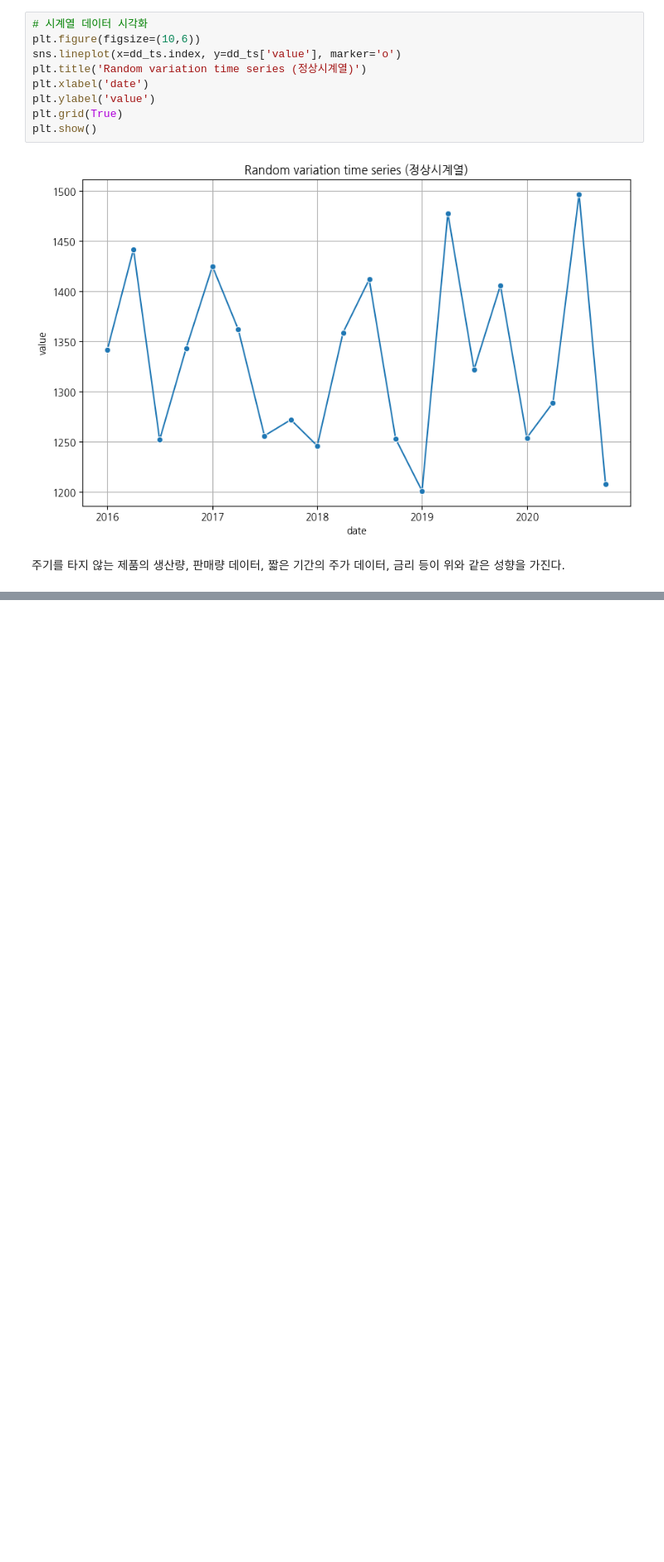
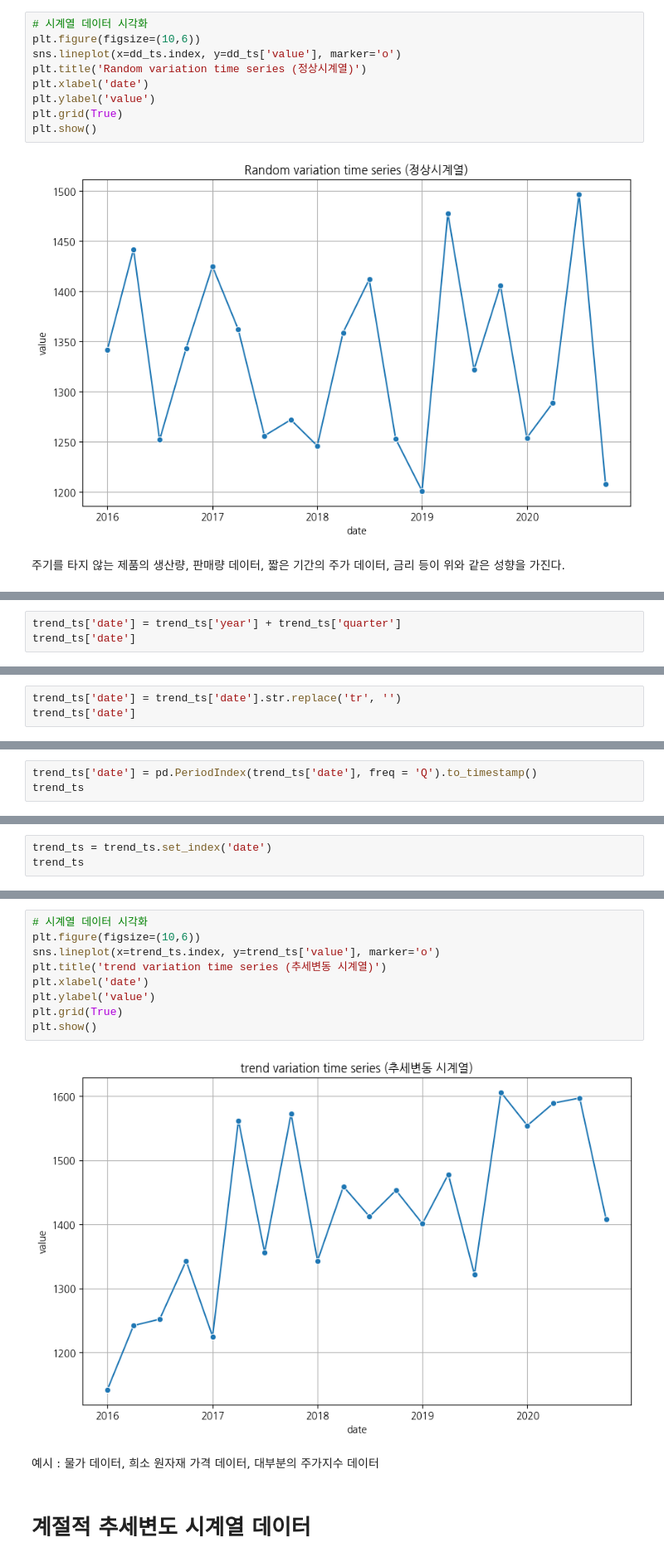
Before and after one commit to Minseos/-, a Jupyter notebook: 09_time_series/01_시계열기초.ipynb, the cells around one changed output, grey strips where cells are left out. Shown at 83% size. Drawn from its saved outputs; the diff is of its cells as text; blank space fills up the shorter version.

```diff
--- a/09_time_series/01_시계열기초.ipynb
+++ b/09_time_series/01_시계열기초.ipynb
@@ -231,0 +449,3 @@ plt.show()
+# %%
+trend_ts['date'] = trend_ts['year'] + trend_ts['quarter']
+trend_ts['date']
@@ -231,0 +470,3 @@ plt.show()
+# %%
+trend_ts['date'] = trend_ts['date'].str.replace('tr', '')
+trend_ts['date']
@@ -231,0 +491,3 @@ plt.show()
+# %%
+trend_ts['date'] = pd.PeriodIndex(trend_ts['date'], freq = 'Q').to_timestamp()
+trend_ts
@@ -231,0 +512,3 @@ plt.show()
+# %%
+trend_ts = trend_ts.set_index('date')
+trend_ts
@@ -231,0 +534,15 @@ plt.show()
+# %%
+# 시계열 데이터 시각화
+plt.figure(figsize=(10,6))
+sns.lineplot(x=trend_ts.index, y=trend_ts['value'], marker='o')
+plt.title('trend variation time series (추세변동 시계열)')
+plt.xlabel('date')
+plt.ylabel('value')
+plt.grid(True)
+plt.show()
+# %% [output]
+[figure, added]
+# %% [markdown]
+예시 : 물가 데이터, 희소 원자재 가격 데이터, 대부분의 주가지수 데이터
+# %% [markdown]
+# 계절적 추세변도 시계열 데이터
```
Also changed, not shown: parts of 76 cells of this notebook, 4 other files.
